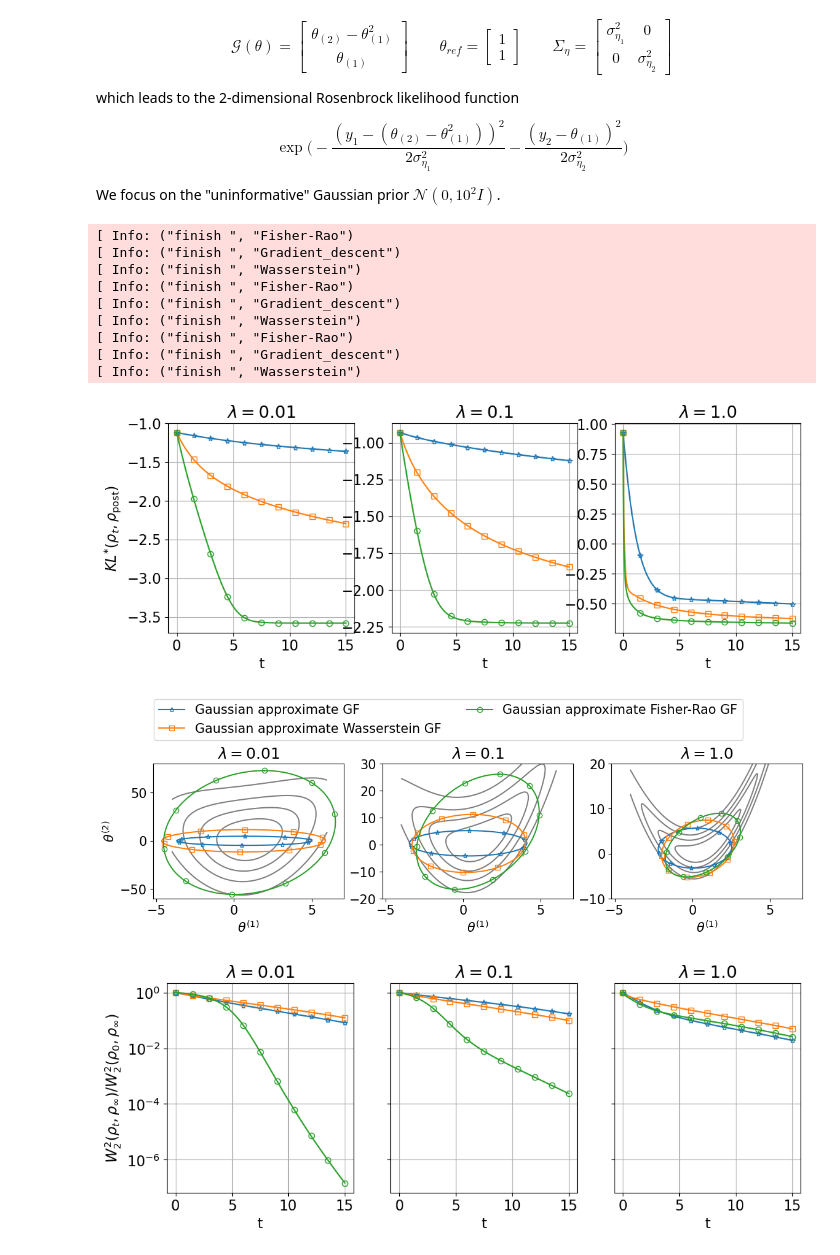
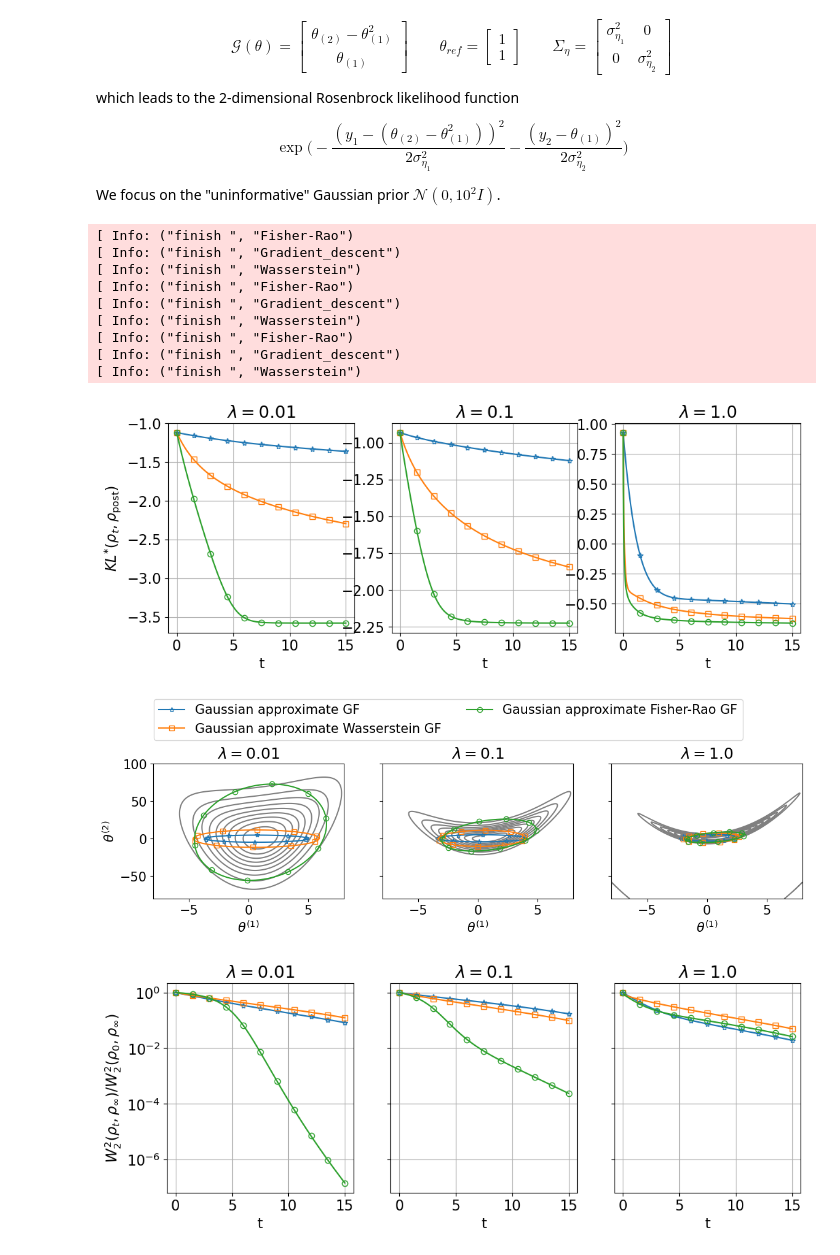
Before and after one commit to Zhengyu-Huang/InverseProblems.jl, a Jupyter notebook: Gradient-Flow/Banana-density.ipynb, the cells around one changed output. Cells and saved outputs as stored; diff of their text form; code cells hidden in the pictures.

```diff
--- a/Gradient-Flow/Banana-density.ipynb
+++ b/Gradient-Flow/Banana-density.ipynb
@@ -134,11 +134,11 @@ Random.seed!(42)
 
 ϵs = [0.01, 0.1, 1]
 fig_err, ax_err = PyPlot.subplots(ncols=length(ϵs), sharex=true, sharey=false, figsize=(12,4))
-fig_scatter, ax_scatter = PyPlot.subplots(ncols=length(ϵs), sharex=true, sharey=false, figsize=(12,4))
+fig_scatter, ax_scatter = PyPlot.subplots(ncols=length(ϵs), sharex=true, sharey=true, figsize=(12,4))
 fig_converge, ax_converge = PyPlot.subplots(ncols=length(ϵs), sharex=true, sharey=true, figsize=(12,4))
 fig_conv, ax_conv = PyPlot.subplots(ncols=3, nrows=3, sharex=true, sharey="row", figsize=(12,12))
 
-y_ranges = [[-60,80],[-20,30],[-10, 20],[-2.5, 15],[-2.5, 15]]
+y_ranges = [[-80,100],[-20,30],[-10, 20],[-2.5, 15],[-2.5, 15]]
 
 μ0, σ0 = [0.0;0.0], 2
 Σ0 = [σ0^2 0.0;0.0  σ0^2]
@@ -160,8 +160,8 @@ for test_id = 1:length(ϵs)
 
 
     # compute posterior distribution by MCMC
-    x_min, x_max = -4.0, 6.0
-    y_min, y_max = y_ranges[test_id]
+    x_min, x_max = -8.0, 8.0
+    y_min, y_max = y_ranges[1]
     N_x, N_y = 1000, 1000
     xx = Array(LinRange(x_min, x_max, N_x))
     yy = Array(LinRange(y_min, y_max, N_y))
@@ -173,7 +173,7 @@ for test_id = 1:length(ϵs)
         end
     end
     Z .= exp.(Z)
-    ax_scatter[test_id].contour(X, Y, Z, 5, colors="grey")
+    ax_scatter[test_id].contour(X, Y, Z, 10, colors="grey")
 
 
     N_θ = 2
@@ -181,8 +181,8 @@ for test_id = 1:length(ϵs)
     Φ_func(s_param, θ) = compute_Φ(s_param, θ)
     sampling_method = "UnscentedTransform"
     N_ens = 5
-    Δt = 0.001
-    N_t_tot = 30000
+    Δt = 0.005
+    N_t_tot = 6000
 
 
     compute_gradient = "second-order"
@@ -236,9 +236,6 @@ for test_id = 1:length(ϵs)
     ax_err[test_id].set_xlabel("t")
     ax_err[test_id].grid("on")
 
-#     if test_id == length(ϵs)
-#         ax_err[test_id].legend(bbox_to_anchor=(1.0, 1.0))
-#     end
 
 
     ekl_gd, ekl_ngd, ekl_wgd = zeros(N_t+1),  zeros(N_t+1),  zeros(N_t+1)
@@ -320,35 +317,41 @@ for test_id = 1:length(ϵs)
     ax_conv[2, test_id].set_xlabel("t")
     ax_conv[3, test_id].set_xlabel("t")
 
+
+    ax_conv[1, test_id].set_ylim([1.2e-4,2.0e1])
+    ax_conv[2, test_id].set_ylim([1.2e-4,2.0e0])
+    ax_conv[3, test_id].set_ylim([1.2e-4,2.0e0])
+
+
     ax_conv[1, test_id].grid("on")
     ax_conv[2, test_id].grid("on")
     ax_conv[3, test_id].grid("on")
 end
 
 handles, labels = ax_scatter[1,1].get_legend_handles_labels()
 fig_scatter.legend(handles,labels,loc = "upper center",bbox_to_anchor=(0.5,0.99),ncol=2)
 # fig_scatter.subplots_adjust(bottom=0.15,top=0.8,left=0.06,right=0.98,hspace=0.2)
 fig_scatter.subplots_adjust(bottom=0.15,top=0.7,left=0.1,right=0.98,hspace=0.2)
 fig_scatter.savefig("Banana_gd_contour.pdf")
 
 
 handles, labels = ax_conv[1,1].get_legend_handles_labels()
 fig_conv.legend(handles,labels,loc = "upper center",bbox_to_anchor=(0.5,0.99),ncol=2)
 ax_conv[1,1].set_ylabel(L"Error of $\mathbb{E}[\theta]$")
 ax_conv[2,1].set_ylabel(L"Rel. error of Cov$[\theta]$")
 ax_conv[3,1].set_ylabel(L"Error of $\mathbb{E}[\cos(\omega^T\theta + b)]$")
 fig_conv.subplots_adjust(bottom=0.05,top=0.89,left=0.11,right=0.98,hspace=0.2)
 fig_conv.savefig("Banana_gd_converge.pdf")
 # %% [output]
 [ Info: ("finish ", "Fisher-Rao")
 [ Info: ("finish ", "Gradient_descent")
 [ Info: ("finish ", "Wasserstein")
 [ Info: ("finish ", "Fisher-Rao")
 [ Info: ("finish ", "Gradient_descent")
 [ Info: ("finish ", "Wasserstein")
 [ Info: ("finish ", "Fisher-Rao")
 [ Info: ("finish ", "Gradient_descent")
 [ Info: ("finish ", "Wasserstein")
 [figure]
-[figure, old version]
+[figure, new version]
 [figure]
```
Also changed, not shown: parts of 3 cells of this notebook, 3 other files.
